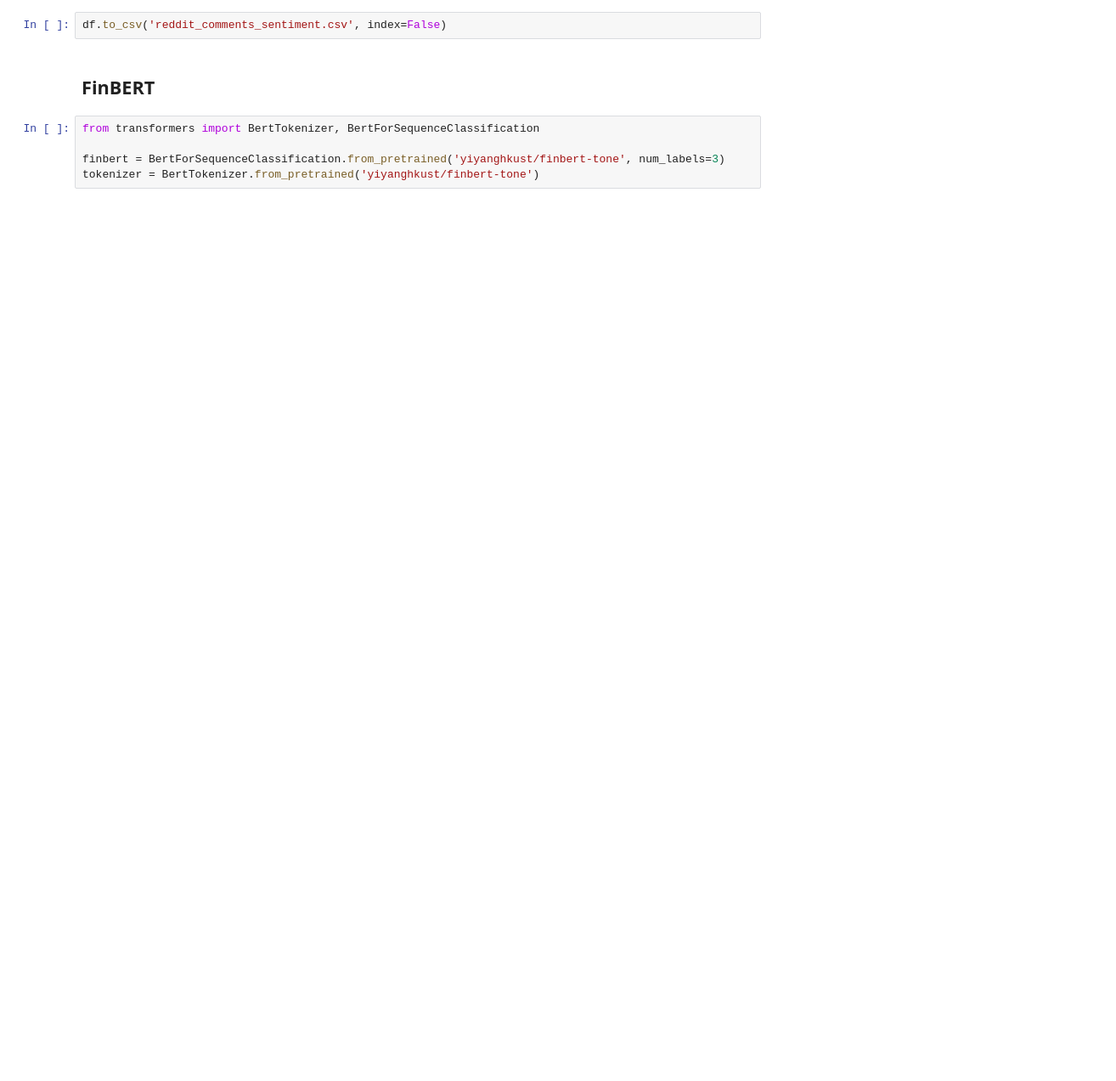
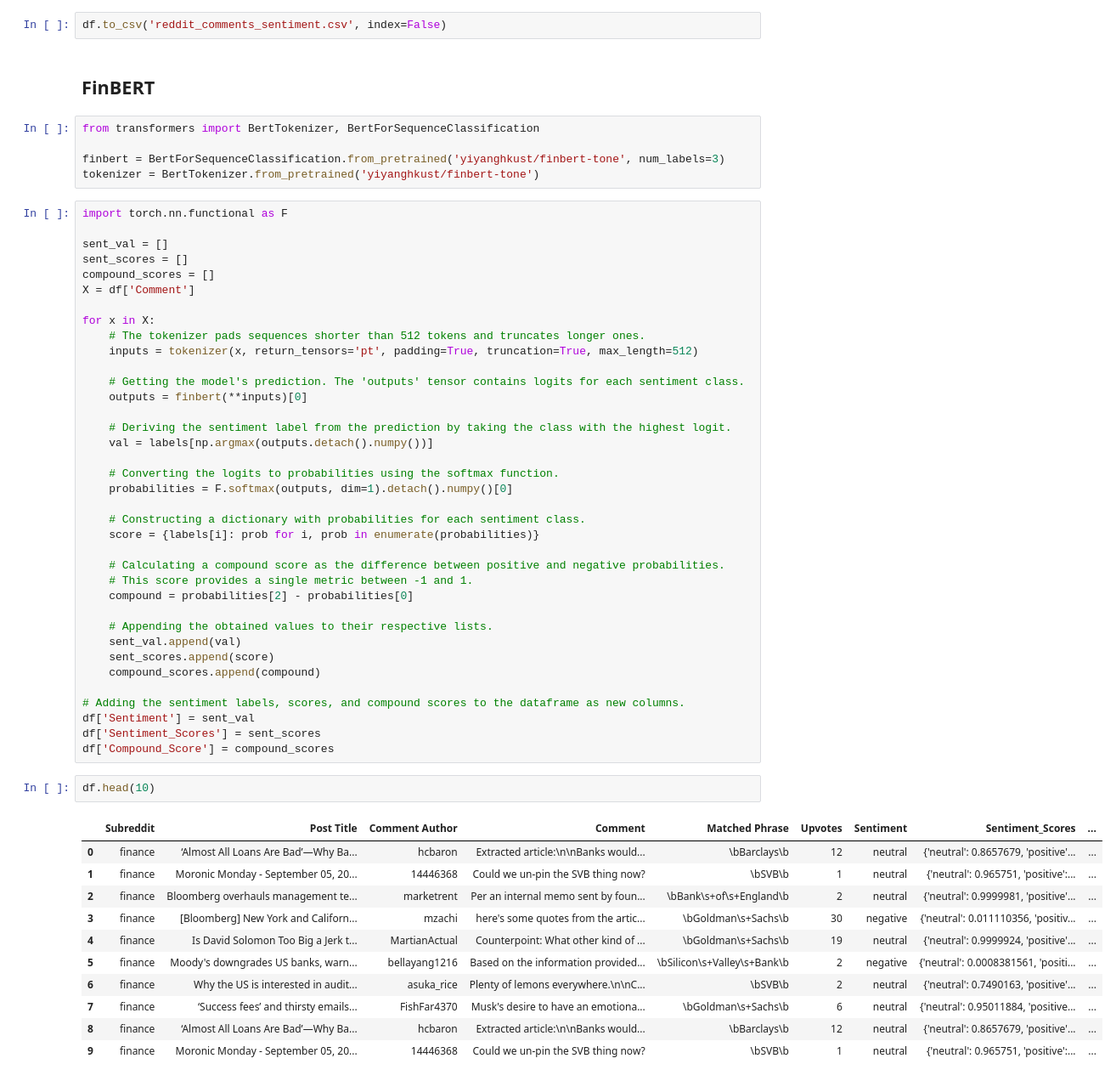
Before and after one commit to jrw22/reddit-api, a Jupyter notebook: reddit-api-connection.ipynb, the cells around one changed output. Shown at 85% size. Drawn from its saved outputs; the diff is of its cells as text; blank space fills up the shorter version.

Commit message:
Add sentiment model

```diff
--- a/reddit-api-connection.ipynb
+++ b/reddit-api-connection.ipynb
@@ -132,3 +133,54 @@ from transformers import BertTokenizer, BertForSequenceClassification
 
 finbert = BertForSequenceClassification.from_pretrained('yiyanghkust/finbert-tone', num_labels=3)
 tokenizer = BertTokenizer.from_pretrained('yiyanghkust/finbert-tone')
+# %%
+import torch.nn.functional as F
+
+sent_val = []
+sent_scores = []
+compound_scores = []
+X = df['Comment']
+
+for x in X:
+    # The tokenizer pads sequences shorter than 512 tokens and truncates longer ones.
+    inputs = tokenizer(x, return_tensors='pt', padding=True, truncation=True, max_length=512)
+
+    # Getting the model's prediction. The 'outputs' tensor contains logits for each sentiment class.
+    outputs = finbert(**inputs)[0]
+
+    # Deriving the sentiment label from the prediction by taking the class with the highest logit.
+    val = labels[np.argmax(outputs.detach().numpy())]
+
+    # Converting the logits to probabilities using the softmax function.
+    probabilities = F.softmax(outputs, dim=1).detach().numpy()[0]
+
+    # Constructing a dictionary with probabilities for each sentiment class.
+    score = {labels[i]: prob for i, prob in enumerate(probabilities)}
+
+    # Calculating a compound score as the difference between positive and negative probabilities.
+    # This score provides a single metric between -1 and 1.
+    compound = probabilities[2] - probabilities[0]
+
+    # Appending the obtained values to their respective lists.
+    sent_val.append(val)
+    sent_scores.append(score)
+    compound_scores.append(compound)
+
+# Adding the sentiment labels, scores, and compound scores to the dataframe as new columns.
+df['Sentiment'] = sent_val
+df['Sentiment_Scores'] = sent_scores
+df['Compound_Score'] = compound_scores
+# %%
+df.head(10)
+# %% [output]
+|  | Subreddit | Post Title | Comment Author | Comment | Matched Phrase | Upvotes | Sentiment | Sentiment_Scores | ... |
+| 0 | finance | ‘Almost All Loans Are Bad’—Why Ba... | hcbaron | Extracted article:\n\nBanks would... | \bBarclays\b | 12 | neutral | {'neutral': 0.8657679, 'positive'... | ... |
+| 1 | finance | Moronic Monday - September 05, 20... | 14446368 | Could we un-pin the SVB thing now? | \bSVB\b | 1 | neutral | {'neutral': 0.965751, 'positive':... | ... |
+| 2 | finance | Bloomberg overhauls management te... | marketrent | Per an internal memo sent by foun... | \bBank\s+of\s+England\b | 2 | neutral | {'neutral': 0.9999981, 'positive'... | ... |
+| 3 | finance | [Bloomberg] New York and Californ... | mzachi | here's some quotes from the artic... | \bGoldman\s+Sachs\b | 30 | negative | {'neutral': 0.011110356, 'positiv... | ... |
+| 4 | finance | Is David Solomon Too Big a Jerk t... | MartianActual | Counterpoint: What other kind of ... | \bGoldman\s+Sachs\b | 19 | neutral | {'neutral': 0.9999924, 'positive'... | ... |
+| 5 | finance | Moody's downgrades US banks, warn... | bellayang1216 | Based on the information provided... | \bSilicon\s+Valley\s+Bank\b | 2 | negative | {'neutral': 0.0008381561, 'positi... | ... |
+| 6 | finance | Why the US is interested in audit... | asuka_rice | Plenty of lemons everywhere.\n\nC... | \bSVB\b | 2 | neutral | {'neutral': 0.7490163, 'positive'... | ... |
+| 7 | finance | ‘Success fees’ and thirsty emails... | FishFar4370 | Musk's desire to have an emotiona... | \bGoldman\s+Sachs\b | 6 | neutral | {'neutral': 0.95011884, 'positive... | ... |
+| 8 | finance | ‘Almost All Loans Are Bad’—Why Ba... | hcbaron | Extracted article:\n\nBanks would... | \bBarclays\b | 12 | neutral | {'neutral': 0.8657679, 'positive'... | ... |
+| 9 | finance | Moronic Monday - September 05, 20... | 14446368 | Could we un-pin the SVB thing now? | \bSVB\b | 1 | neutral | {'neutral': 0.965751, 'positive':... | ... |
```
Also changed, not shown: parts of 2 cells of this notebook.
